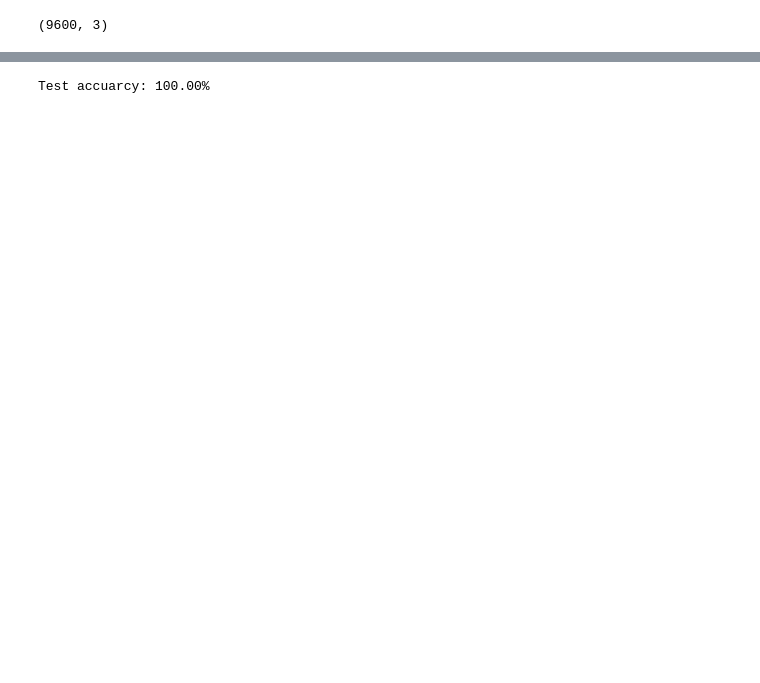
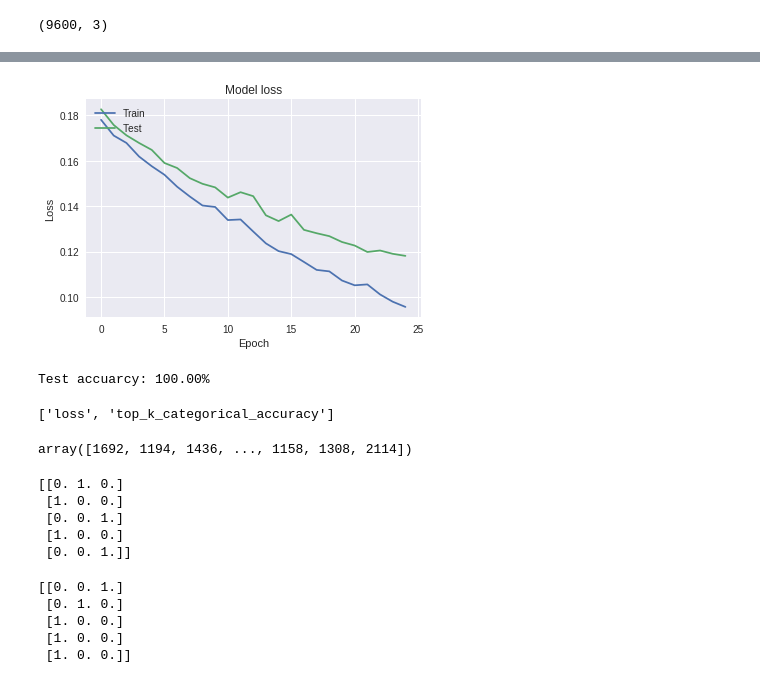
Before and after one commit to suyashss/nn_test, a Jupyter notebook: CNN_test_v2.ipynb, the cells around one changed output, grey strips where cells are left out. Drawn from its saved outputs; the diff is of its cells as text; code cells hidden in the pictures; blank space fills up the shorter version.

```diff
--- a/CNN_test_v2.ipynb
+++ b/CNN_test_v2.ipynb
@@ -185 +190,12 @@ Epoch 10/10
+# %%
+# Plot training & validation loss values
+plt.plot(history.history['loss'])
+plt.plot(history.history['val_loss'])
+plt.title('Model loss')
+plt.ylabel('Loss')
+plt.xlabel('Epoch')
+plt.legend(['Train', 'Test'], loc='upper left')
+plt.show()
+# %% [output]
+[figure, added]
 # %%
@@ -187,6 +203,30 @@ score = model.evaluate(x_test, y_test, verbose=0)
 print('Test accuarcy: {:0.2f}%'.format(score[1] * 100))
 # %% [output]
 Test accuarcy: 100.00%
+# %%
+model.metrics_names
+# %% [output]
+['loss', 'top_k_categorical_accuracy']
+# %%
+np.random.permutation(y_test.shape[0])
+# %% [output]
+array([1692, 1194, 1436, ..., 1158, 1308, 2114])
+# %%
+print(y_test[:5,])
+# %% [output]
+[[0. 1. 0.]
+ [1. 0. 0.]
+ [0. 0. 1.]
+ [1. 0. 0.]
+ [0. 0. 1.]]
+# %%
+print(y_test[np.random.permutation(y_test.shape[0])][:5,])
+# %% [output]
+[[0. 0. 1.]
+ [0. 1. 0.]
+ [1. 0. 0.]
+ [1. 0. 0.]
+ [1. 0. 0.]]
 # %%
 import matplotlib.pyplot as plt
 from random import randint
```
Also changed, not shown: parts of 13 cells of this notebook.
